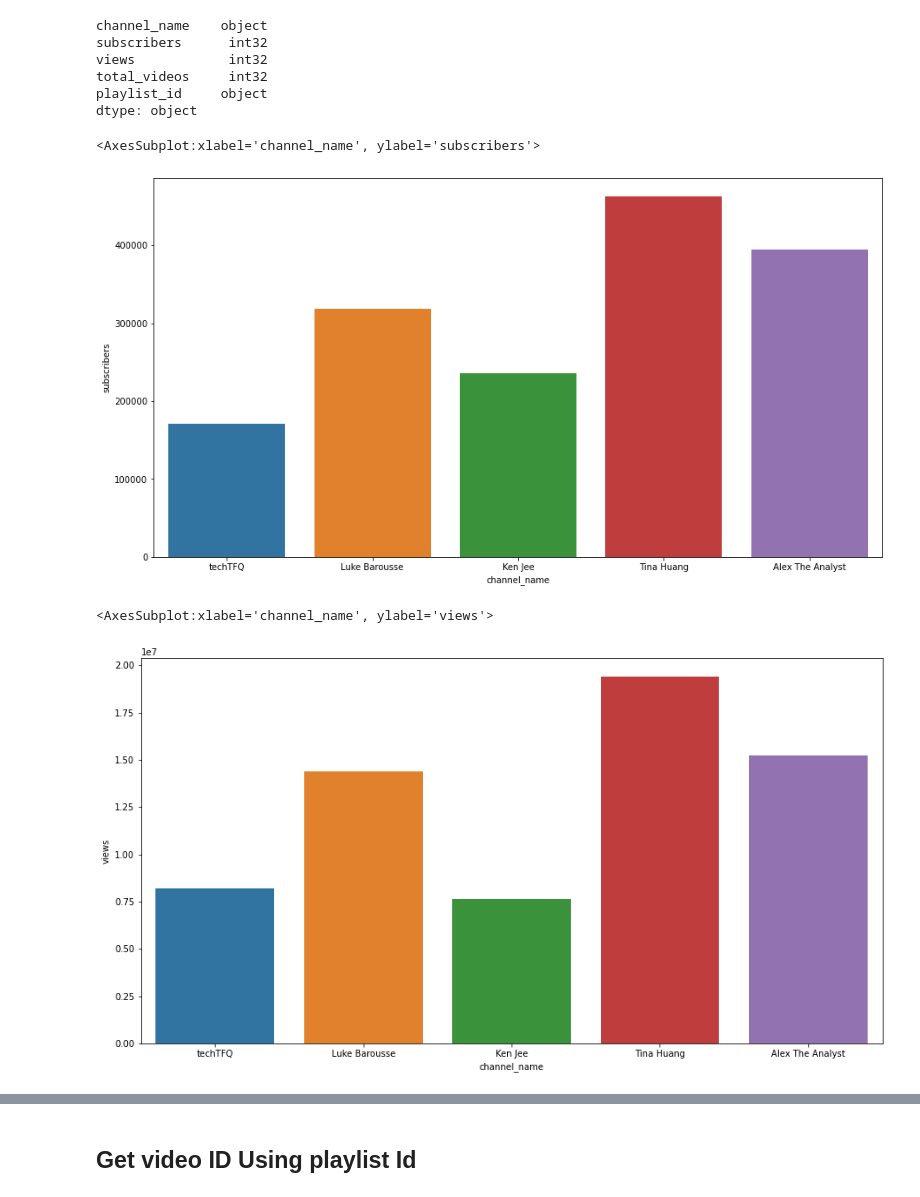
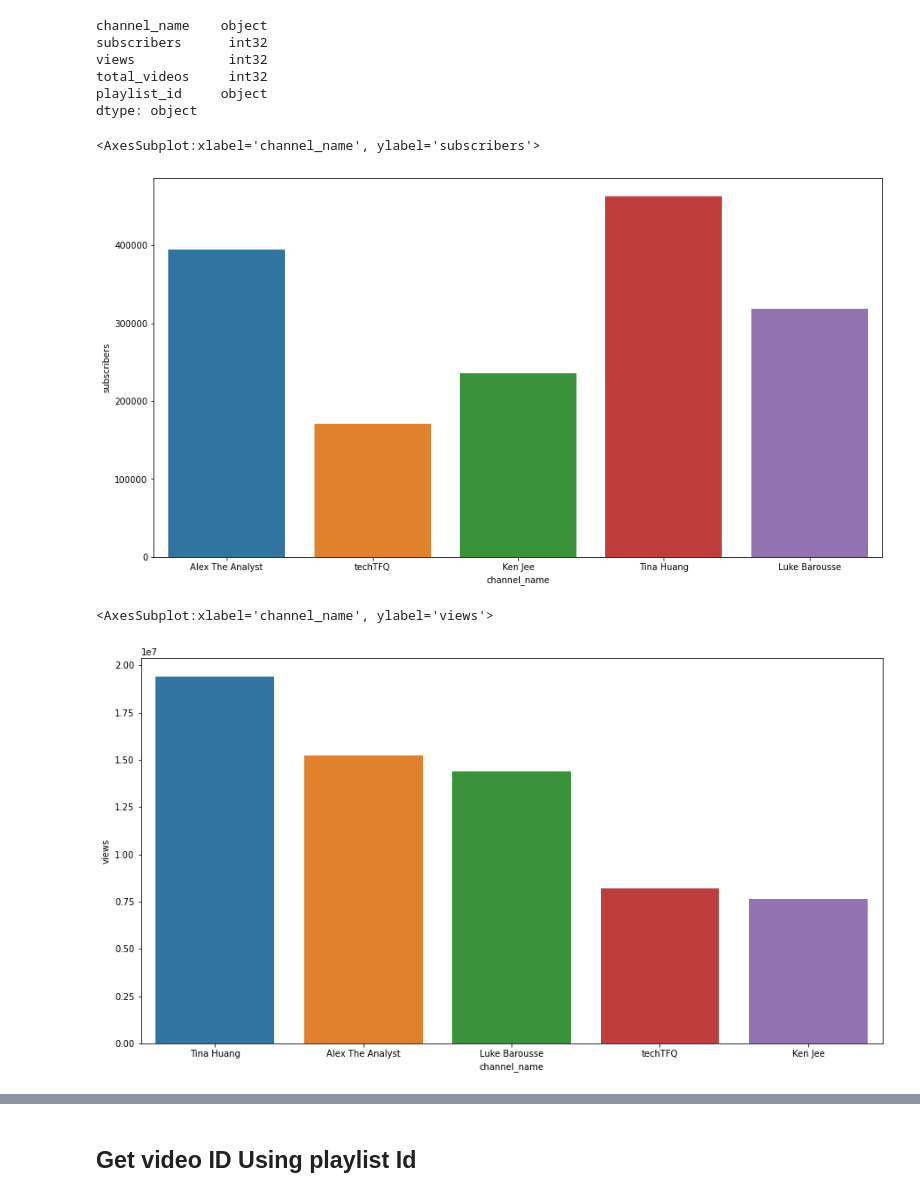
Before and after one commit to otkhwae/Youtube-API-For-Data-Analysis, a Jupyter notebook: Youtube API channels analysis.ipynb, the cells around one changed output, grey strips where cells are left out. Cells and saved outputs as stored; diff of their text form; code cells hidden in the pictures.

```diff
--- a/Youtube API channels analysis.ipynb
+++ b/Youtube API channels analysis.ipynb
@@ -441,15 +441,15 @@ playlist_id     object
 dtype: object
 # %%
 plt.figure(figsize= (15,8))
-sns.barplot(x= 'channel_name', y= 'subscribers', data= channel_data_df)
+sns.barplot(x= 'channel_name', y= 'subscribers', data= channel_data_df.sort_values('subscribers', ascending=False))
 # %% [output]
 <AxesSubplot:xlabel='channel_name', ylabel='subscribers'>
-[figure, old version]
+[figure, new version]
 # %%
 plt.figure(figsize= (15,8))
-sns.barplot(x= 'channel_name', y= 'views', data= channel_data_df)
+sns.barplot(x= 'channel_name', y= 'views', data= channel_data_df.sort_values('views', ascending=False))
 # %% [output]
 <AxesSubplot:xlabel='channel_name', ylabel='views'>
-[figure, old version]
+[figure, new version]
 # %%
 plt.figure(figsize= (15,8))
```
Also changed, not shown: parts of 17 cells of this notebook.
